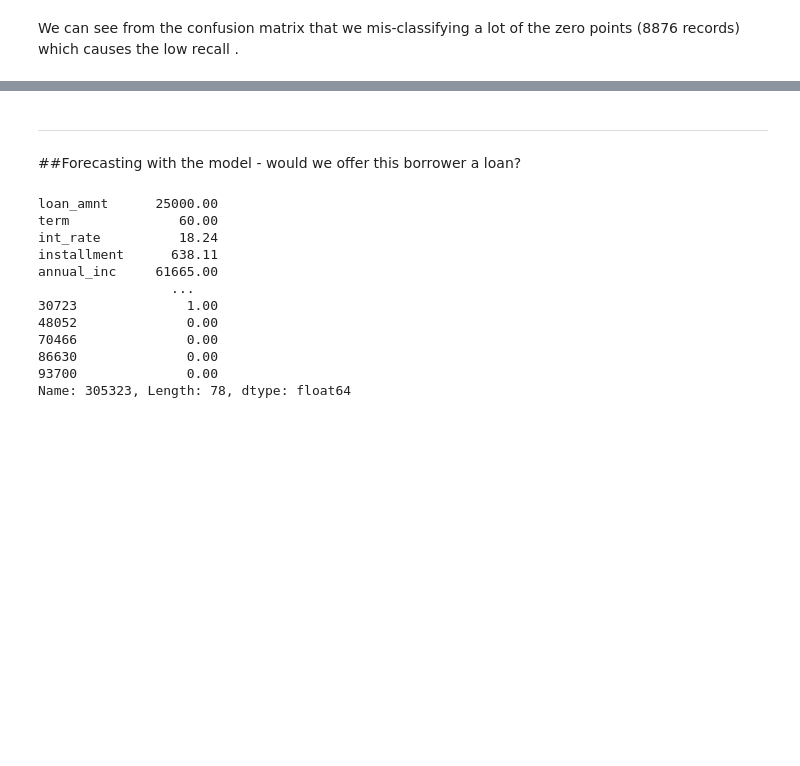
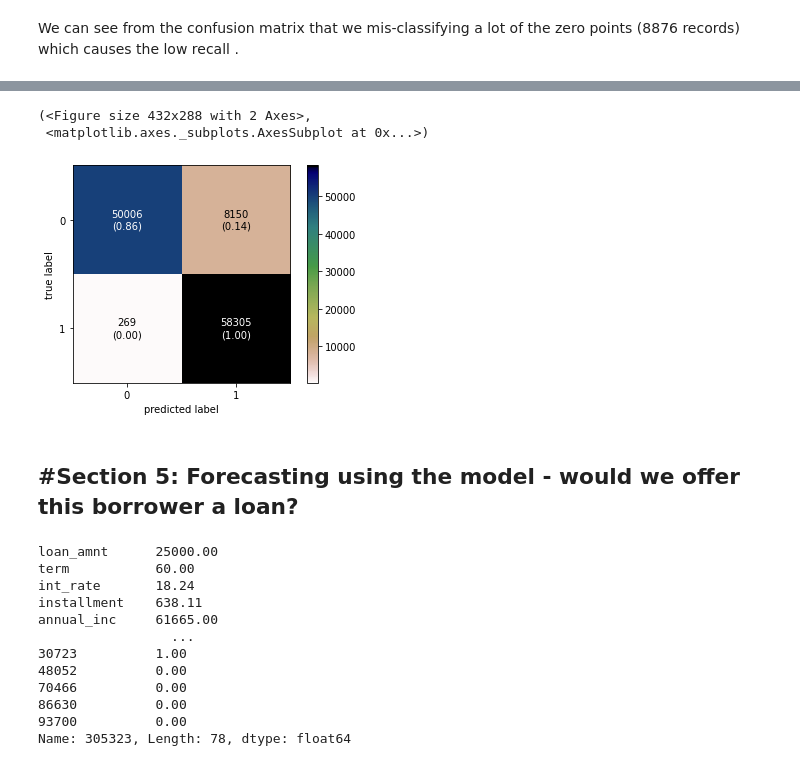
Before and after one commit to MosheHabaz/LendingClub-Neural-network-model, a Jupyter notebook: loan_project.ipynb, the cells around one changed output, grey strips where cells are left out. Saved outputs shown, nothing was run; the diff lists cells and outputs as text; code cells hidden in the pictures; blank space fills up the shorter version.

```diff
--- a/loan_project.ipynb
+++ b/loan_project.ipynb
@@ -1087,0 +1291,4 @@ We can see from the confusion matrix that we mis-classifying a lot of the zero p
+# %%
+X_train = scaler.fit_transform(X_train)
+# %%
+X_test = scaler.transform(X_test)
@@ -1087,0 +1324,2 @@ We can see from the confusion matrix that we mis-classifying a lot of the zero p
+# %%
+early_stop = EarlyStopping(monitor='val_loss' , mode = 'min' ,verbose= 1 , patience= 20)
@@ -1087,0 +1359,2 @@ We can see from the confusion matrix that we mis-classifying a lot of the zero p
+# %%
+predictions = model.predict_classes(X_test)
@@ -1088,9 +1372,15 @@ We can see from the confusion matrix that we mis-classifying a lot of the zero p
+# %%
+plot_confusion_matrix(conf_mat=confusion_matrix(y_test,predictions),
+colorbar=True,  show_absolute=True, show_normed=True , cmap = 'gist_earth_r')
+# %% [output]
+(<Figure size 432x288 with 2 Axes>,
+ <matplotlib.axes._subplots.AxesSubplot at 0x...>)
+[figure, added]
 # %%
 model.save('loan_model2.h5')
 # %% [markdown]
+#Section 5: Forecasting using the model - would we offer this borrower a loan?
 ----
-
-##Forecasting with the model - would we offer this borrower a loan?
 # %%
 import random
 random.seed(101)
```
Also changed, not shown: parts of 54 cells of this notebook.
